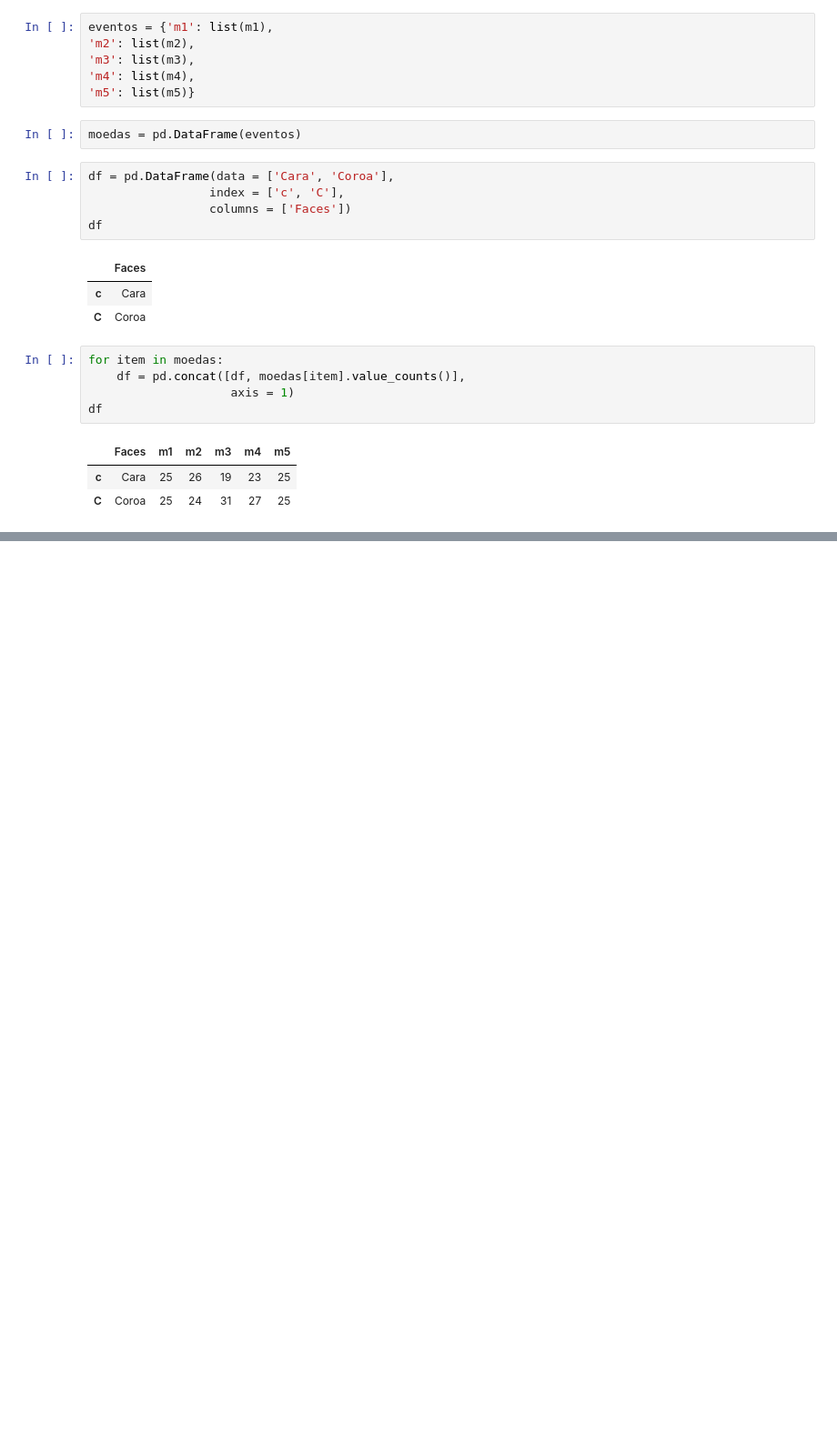
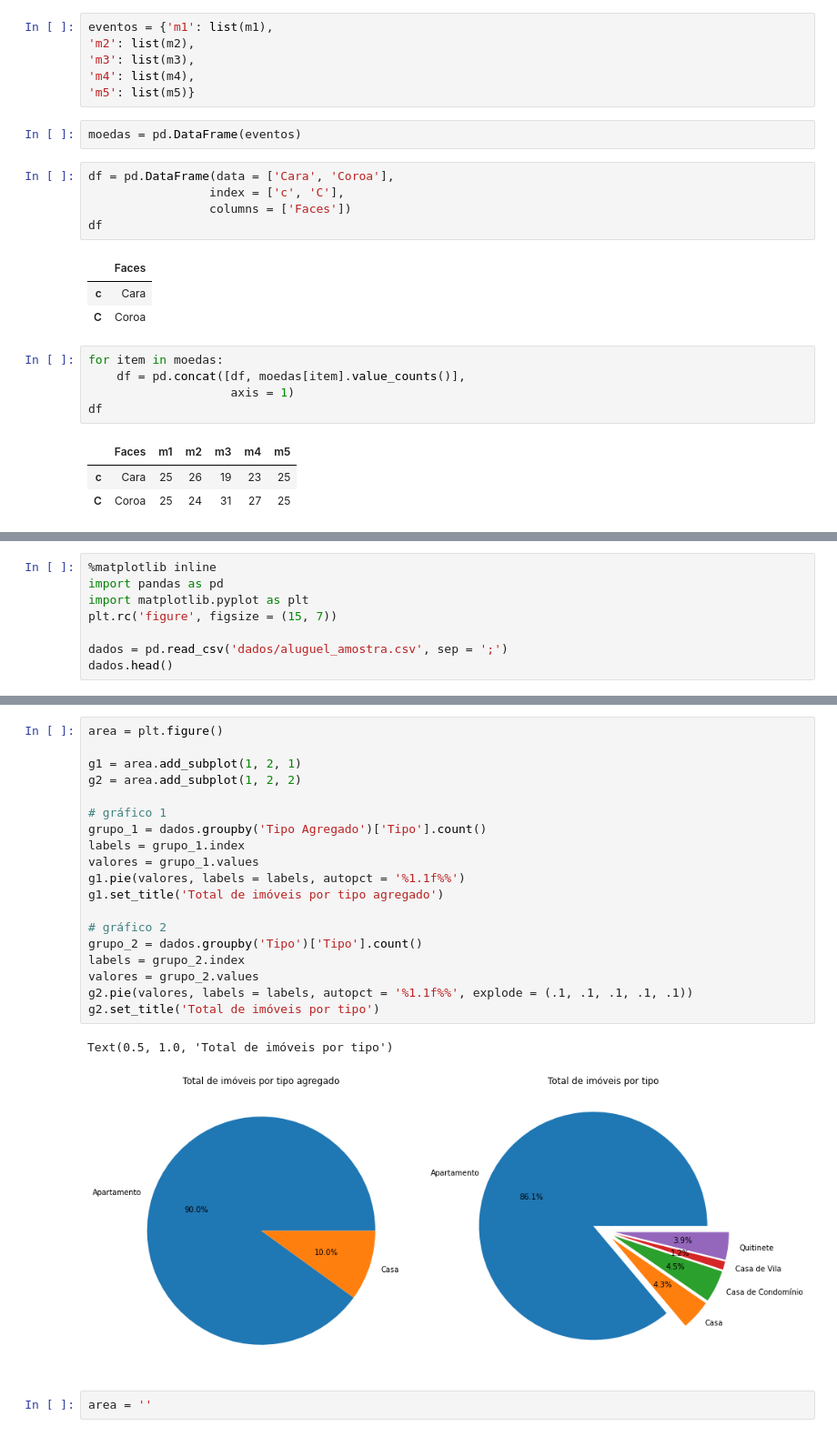
Before and after one commit to biamouras/alura-pandas-ds, a Jupyter notebook: 04_pandas_dados/exercicios.ipynb, the cells around one changed output, grey strips where cells are left out. Shown: that part at 91% size. Cells and saved outputs as stored; diff of their text form; blank space fills up the shorter version.

```diff
--- a/04_pandas_dados/exercicios.ipynb
+++ b/04_pandas_dados/exercicios.ipynb
@@ -422,0 +474,8 @@ summary.rename(columns = {'mean': 'Média', 'std': 'Desvio Padrão', 'min': 'Mí
+# %%
+%matplotlib inline
+import pandas as pd
+import matplotlib.pyplot as plt
+plt.rc('figure', figsize = (15, 7))
+
+dados = pd.read_csv('dados/aluguel_amostra.csv', sep = ';')
+dados.head()
@@ -422,0 +491,24 @@ summary.rename(columns = {'mean': 'Média', 'std': 'Desvio Padrão', 'min': 'Mí
+# %%
+area = plt.figure()
+
+g1 = area.add_subplot(1, 2, 1)
+g2 = area.add_subplot(1, 2, 2)
+
+# gráfico 1
+grupo_1 = dados.groupby('Tipo Agregado')['Tipo'].count()
+labels = grupo_1.index
+valores = grupo_1.values
+g1.pie(valores, labels = labels, autopct = '%1.1f%%')
+g1.set_title('Total de imóveis por tipo agregado')
+
+# gráfico 2
+grupo_2 = dados.groupby('Tipo')['Tipo'].count()
+labels = grupo_2.index
+valores = grupo_2.values
+g2.pie(valores, labels = labels, autopct = '%1.1f%%', explode = (.1, .1, .1, .1, .1))
+g2.set_title('Total de imóveis por tipo')
+# %% [output]
+Text(0.5, 1.0, 'Total de imóveis por tipo')
+[figure, added]
+# %%
+area = ''
```
Also changed, not shown: parts of 34 cells of this notebook.
